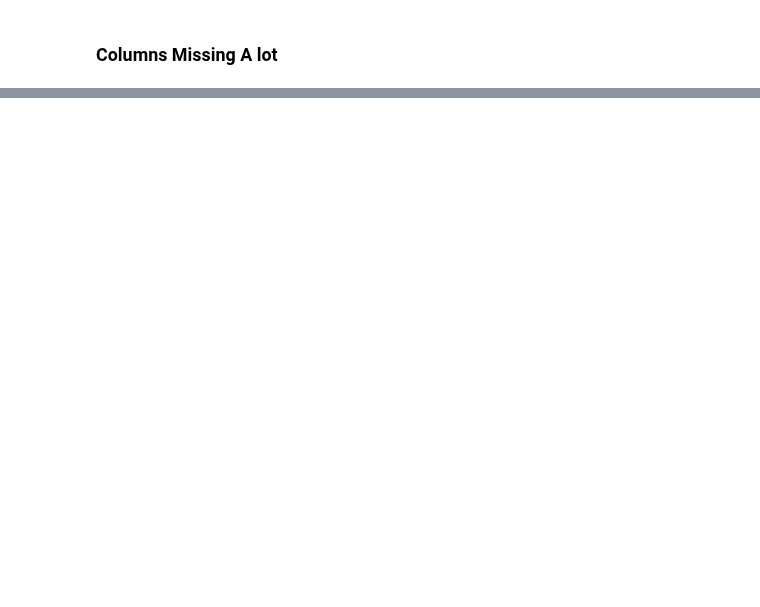
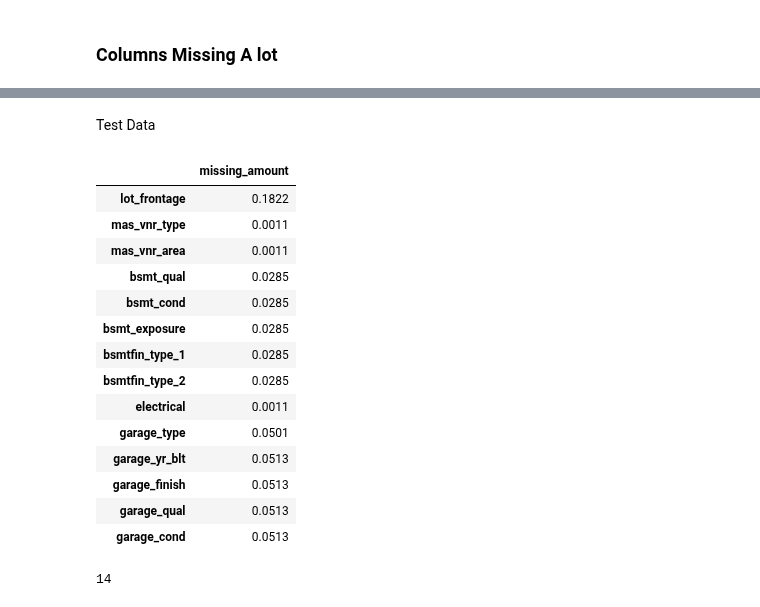
Before and after one commit to AlexSpradling/Home-Price-Prediction-in-Ames-IA, a Jupyter notebook: code/data_cleaning.ipynb, the cells around one changed output, grey strips where cells are left out. Drawn from its saved outputs; the diff is of its cells as text; code cells hidden in the pictures; blank space fills up the shorter version.

```diff
--- a/code/data_cleaning.ipynb
+++ b/code/data_cleaning.ipynb
@@ -617,0 +659,26 @@ missing_some # lot frontage is missing 16% of its data but the rest are pretty O
+# %% [markdown]
+Test Data
+# %%
+# turn missing_some into a dataframe
+missing_some_df = pd.DataFrame.from_dict(missing_some_test, orient='index', columns=['missing_amount'])
+display(missing_some_df)
+
+# number of features with missign values
+print(len(missing_some_test))
+# %% [output]
+|  | missing_amount |
+| lot_frontage | 0.1822 |
+| mas_vnr_type | 0.0011 |
+| mas_vnr_area | 0.0011 |
+| bsmt_qual | 0.0285 |
+| bsmt_cond | 0.0285 |
+| bsmt_exposure | 0.0285 |
+| bsmtfin_type_1 | 0.0285 |
+| bsmtfin_type_2 | 0.0285 |
+| electrical | 0.0011 |
+| garage_type | 0.0501 |
+| garage_yr_blt | 0.0513 |
+| garage_finish | 0.0513 |
+| garage_qual | 0.0513 |
+| garage_cond | 0.0513 |
+14
```
Also changed, not shown: parts of 50 cells of this notebook, 3 other files.
